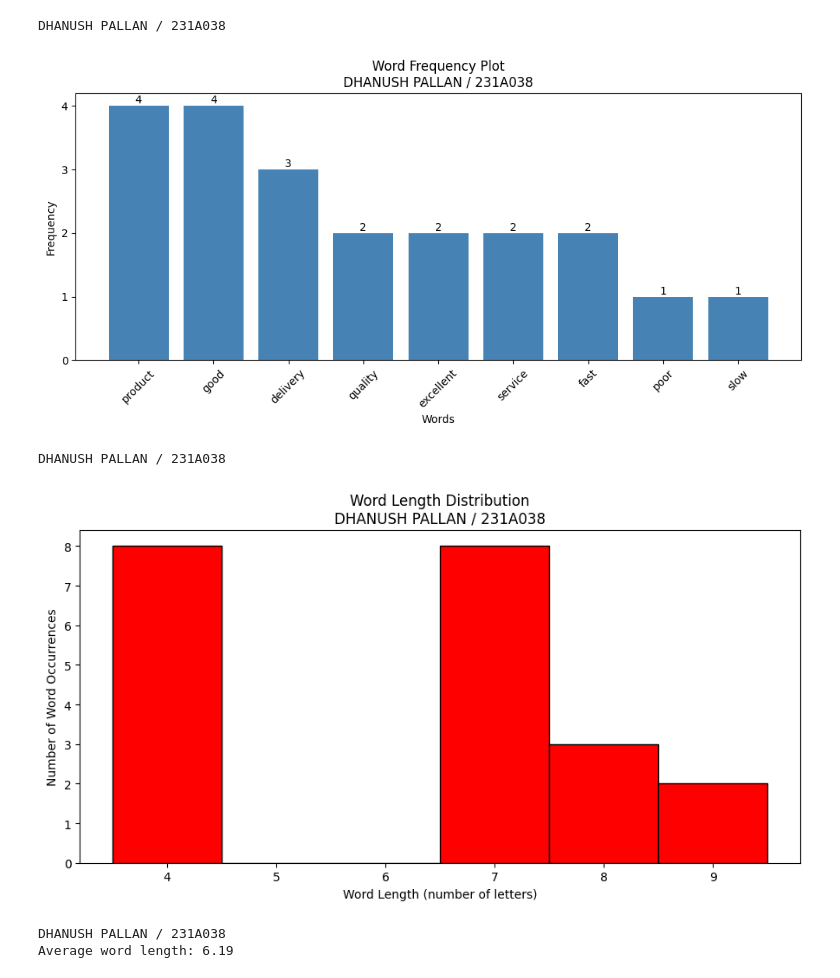
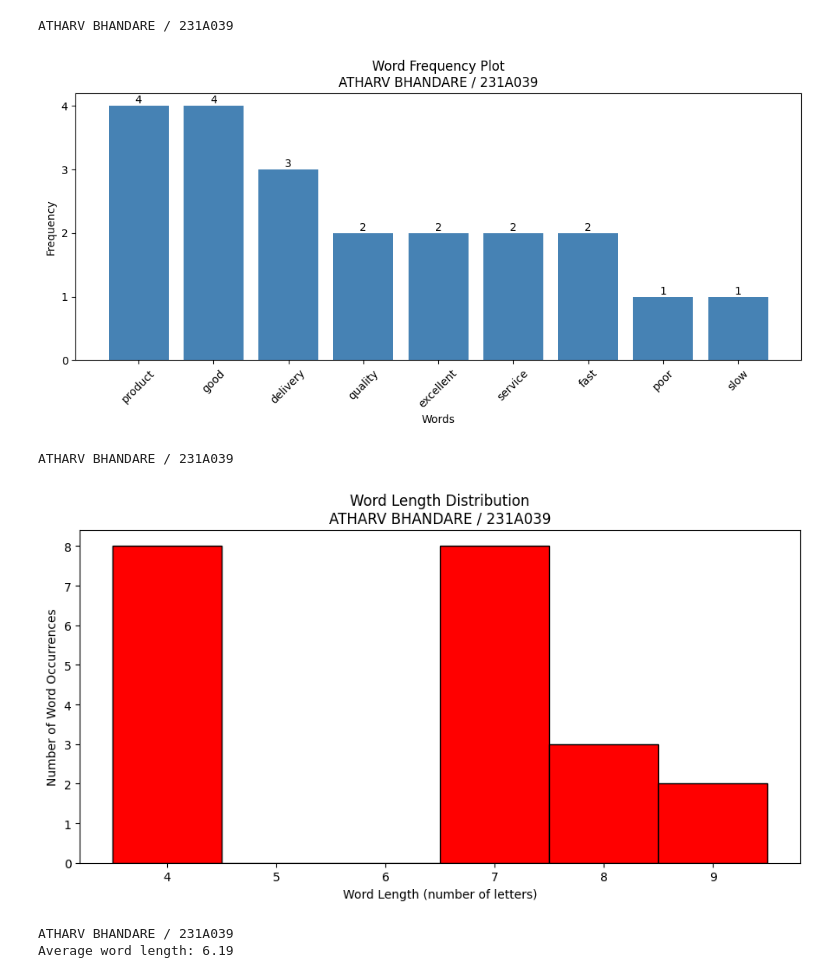
Before and after one commit to EKDAMMAST/231A039_nlp_experiment, a Jupyter notebook: Exp_10_NLP.ipynb, the cells around one changed output. Saved outputs shown, nothing was run; the diff lists cells and outputs as text; code cells hidden in the pictures.

```diff
--- a/Exp_10_NLP.ipynb
+++ b/Exp_10_NLP.ipynb
@@ -145,6 +145,6 @@ DHANUSH PALLAN / 231A038
 [figure]
 # %%
-student = "DHANUSH PALLAN / 231A038"
+student = "ATHARV BHANDARE / 231A039"
 print(student)
 common_words = word_frequency.most_common(10)
 words = [word for word, count in common_words]
@@ -162,40 +162,40 @@ plt.xticks(rotation=45)
 plt.tight_layout()
 plt.show()
 # %% [output]
-DHANUSH PALLAN / 231A038
+ATHARV BHANDARE / 231A039
 [figure]
 # %%
-student = "DHANUSH PALLAN / 231A038"
+student = "ATHARV BHANDARE / 231A039"
 print(student)
 word_lengths = [len(word) for word in cleaned_tokens]
 
 # Center histogram bins on integer word lengths.
 bins = [
     length - 0.5
     for length in range(min(word_lengths), max(word_lengths) + 2)
 ]
 
 plt.figure(figsize=(9, 5))
 plt.hist(
     word_lengths,
     bins=bins,
     color="red",
     edgecolor="black"
 )
 
 plt.title(f"Word Length Distribution\n{student}")
 plt.xlabel("Word Length (number of letters)")
 plt.ylabel("Number of Word Occurrences")
 plt.xticks(range(min(word_lengths), max(word_lengths) + 1))
 plt.tight_layout()
 plt.show()
 
 print(student)
 print("Average word length:", round(
     sum(word_lengths) / len(word_lengths), 2
 ))
 # %% [output]
-DHANUSH PALLAN / 231A038
+ATHARV BHANDARE / 231A039
-[figure, old version]
+[figure, new version]
-DHANUSH PALLAN / 231A038
+ATHARV BHANDARE / 231A039
 Average word length: 6.19
```
Also changed, not shown: parts of 8 cells of this notebook.
